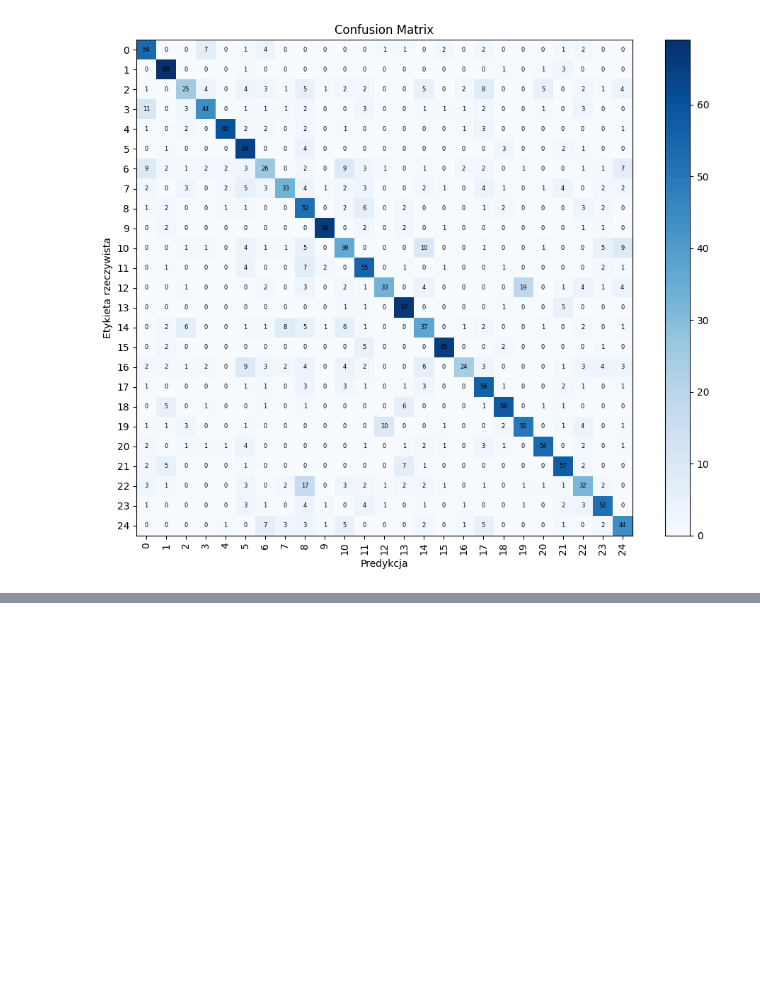
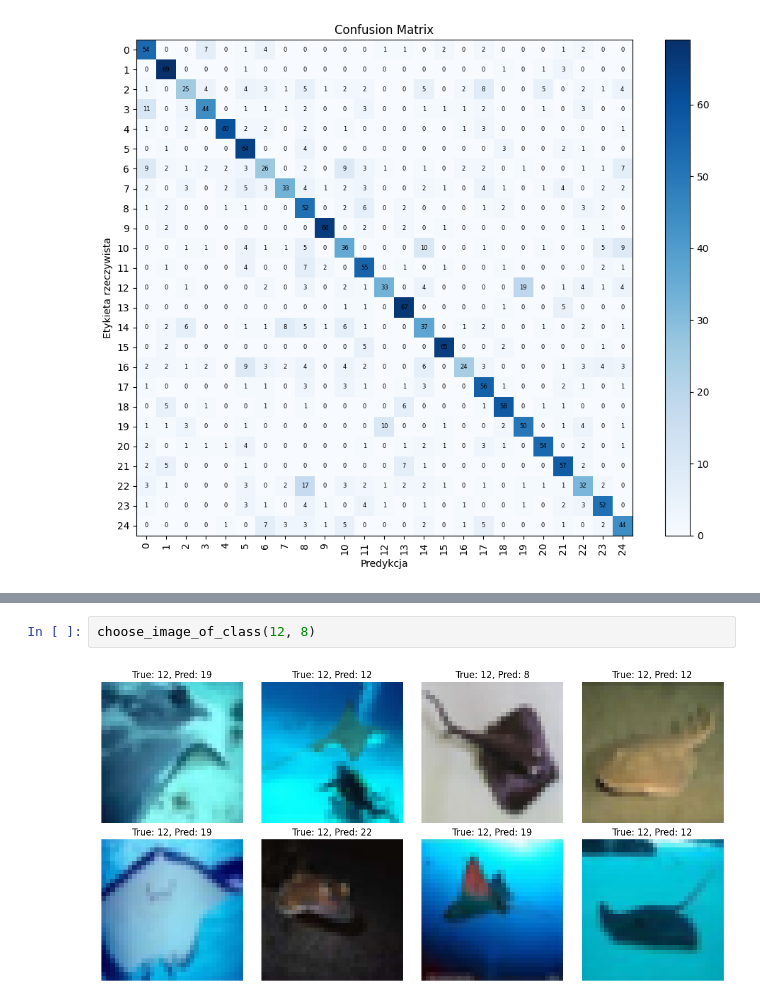
Before and after one commit to Qertal/studia, a Jupyter notebook: SIECINEURONOWE20252026/20260311/SNiUG_MS_Zadanie_1.ipynb, the cells around one changed output, grey strips where cells are left out. Drawn from its saved outputs; the diff is of its cells as text; blank space fills up the shorter version.

```diff
--- a/SIECINEURONOWE20252026/20260311/SNiUG_MS_Zadanie_1.ipynb
+++ b/SIECINEURONOWE20252026/20260311/SNiUG_MS_Zadanie_1.ipynb
@@ -937,0 +937,4 @@ Kształt wag: (3, 3, 3, 64)
+# %%
+choose_image_of_class(12, 8)
+# %% [output]
+[figure, added]
```
Also changed, not shown: parts of 13 cells of this notebook, 4 other files.
